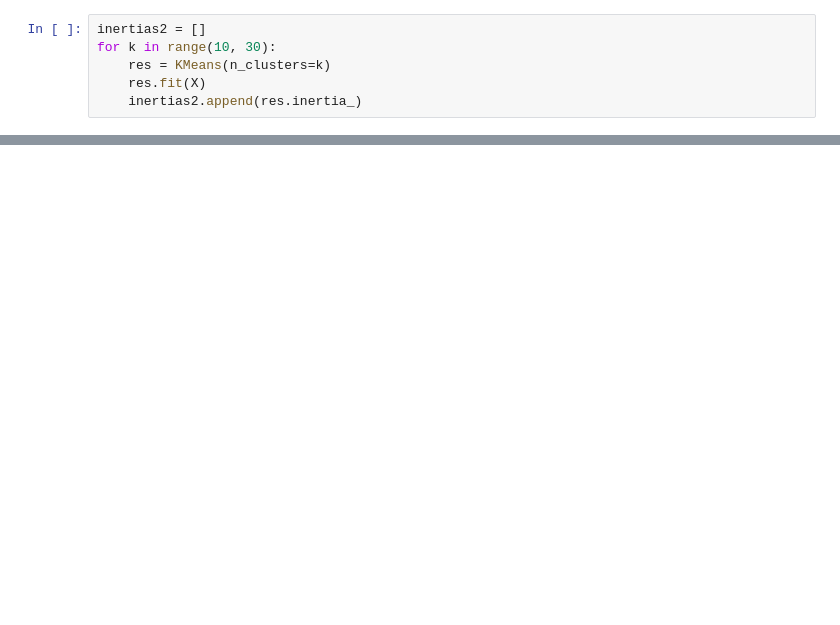
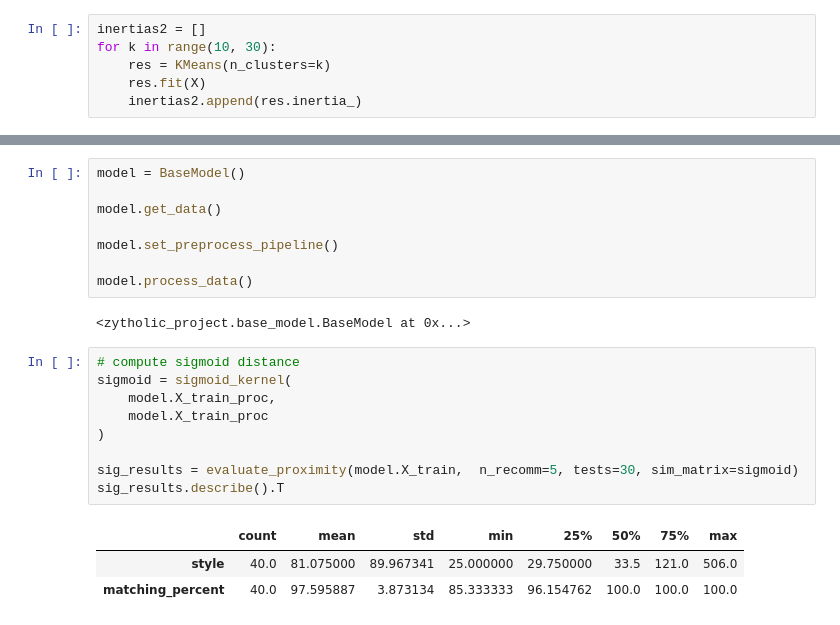
Before and after one commit to ltexp1998/zytholic_project, a Jupyter notebook: notebooks/atc_KMeans_base.ipynb, the cells around one changed output, grey strips where cells are left out. Drawn from its saved outputs; the diff is of its cells as text; blank space fills up the shorter version.

```diff
--- a/notebooks/atc_KMeans_base.ipynb
+++ b/notebooks/atc_KMeans_base.ipynb
@@ -411,0 +290,23 @@ styles_test
+# %%
+model = BaseModel()
+
+model.get_data()
+
+model.set_preprocess_pipeline()
+
+model.process_data()
+# %% [output]
+<zytholic_project.base_model.BaseModel at 0x...>
+# %%
+# compute sigmoid distance
+sigmoid = sigmoid_kernel(
+    model.X_train_proc,
+    model.X_train_proc
+)
+
+sig_results = evaluate_proximity(model.X_train,  n_recomm=5, tests=30, sim_matrix=sigmoid)
+sig_results.describe().T
+# %% [output]
+|  | count | mean | std | min | 25% | 50% | 75% | max |
+| style | 40.0 | 81.075000 | 89.967341 | 25.000000 | 29.750000 | 33.5 | 121.0 | 506.0 |
+| matching_percent | 40.0 | 97.595887 | 3.873134 | 85.333333 | 96.154762 | 100.0 | 100.0 | 100.0 |
```
Also changed, not shown: parts of 69 cells of this notebook.
